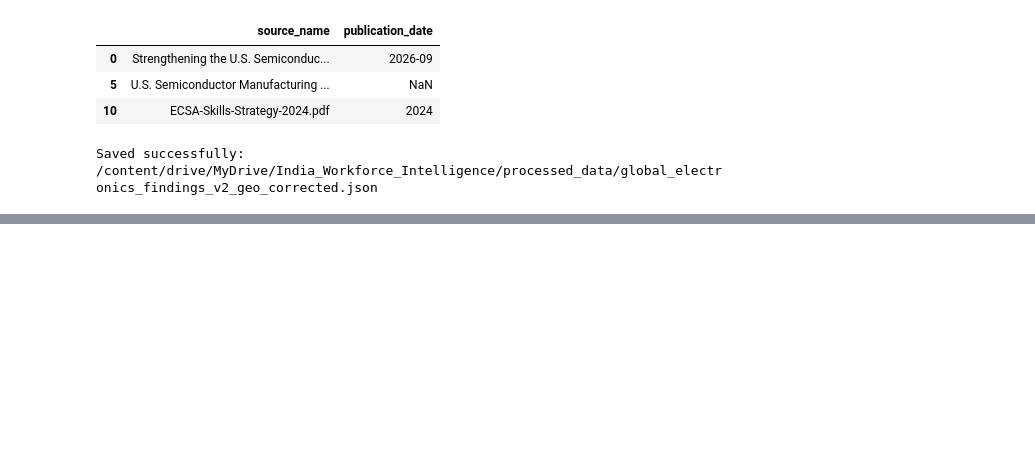
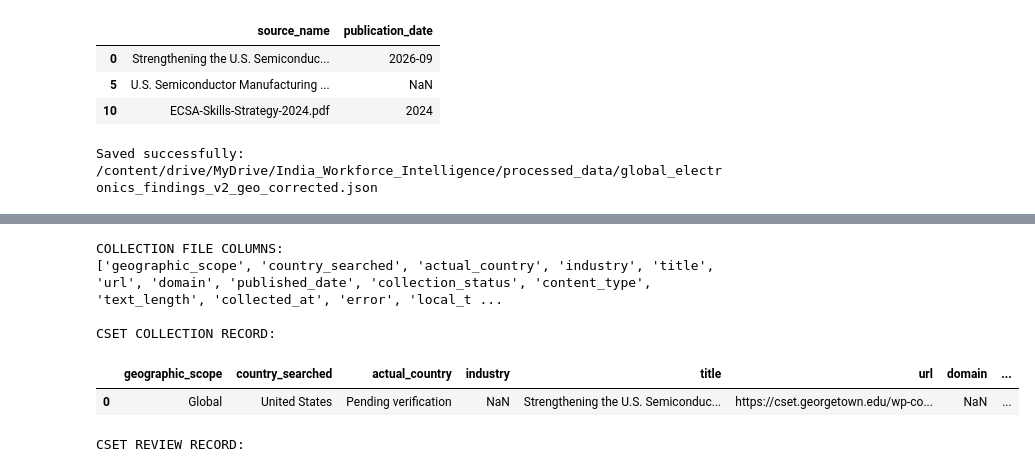
Before and after one commit to Varunhttps/India_workforce_intelligence, a Jupyter notebook: 01_cloud_setup.ipynb, the cells around one changed output, grey strips where cells are left out. Saved outputs shown, nothing was run; the diff lists cells and outputs as text; code cells hidden in the pictures; blank space fills up the shorter version.

```diff
--- a/01_cloud_setup.ipynb
+++ b/01_cloud_setup.ipynb
@@ -4588,0 +5160,39 @@ Saved successfully: /content/drive/MyDrive/India_Workforce_Intelligence/processe
+# %%
+import pandas as pd
+
+collection_file = PROCESSED / "global_electronics_collection_results.csv"
+review_file = PROCESSED / "global_electronics_review.csv"
+
+collection_df = pd.read_csv(collection_file)
+review_df = pd.read_csv(review_file)
+
+print("COLLECTION FILE COLUMNS:")
+print(collection_df.columns.tolist())
+
+print("\nCSET COLLECTION RECORD:")
+display(
+    collection_df[
+        collection_df.astype(str).apply(
+            lambda col: col.str.contains("CSET|Strengthening the U.S. Semiconductor",
+                                         case=False, na=False)
+        ).any(axis=1)
+    ]
+)
+
+print("\nCSET REVIEW RECORD:")
+display(
+    review_df[
+        review_df.astype(str).apply(
+            lambda col: col.str.contains("CSET|Strengthening the U.S. Semiconductor",
+                                         case=False, na=False)
+        ).any(axis=1)
+    ]
+)
+# %% [output]
+COLLECTION FILE COLUMNS:
+['geographic_scope', 'country_searched', 'actual_country', 'industry', 'title', 'url', 'domain', 'published_date', 'collection_status', 'content_type', 'text_length', 'collected_at', 'error', 'local_t ...
+
+CSET COLLECTION RECORD:
+|  | geographic_scope | country_searched | actual_country | industry | title | url | domain | ... |
+| 0 | Global | United States | Pending verification | NaN | Strengthening the U.S. Semiconduc... | https://cset.georgetown.edu/wp-co... | NaN | ... |
+CSET REVIEW RECORD:
```
Also changed, not shown: parts of 26 cells of this notebook.
